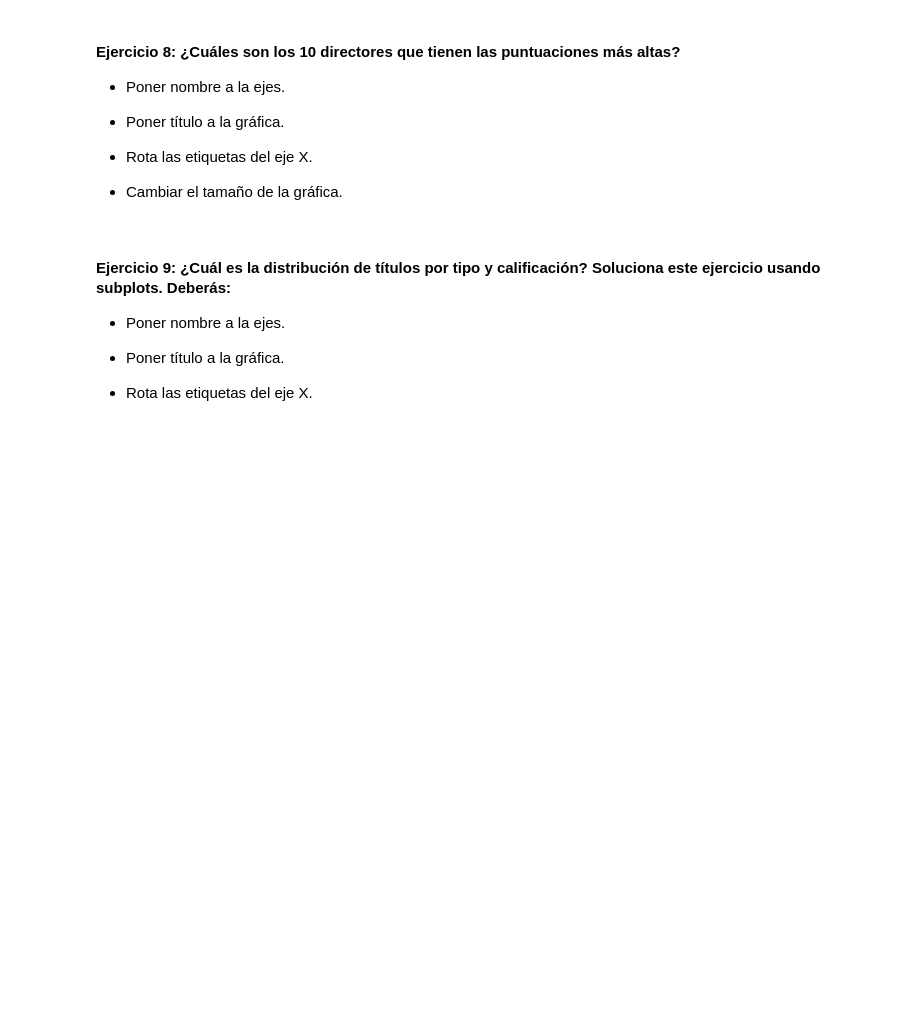
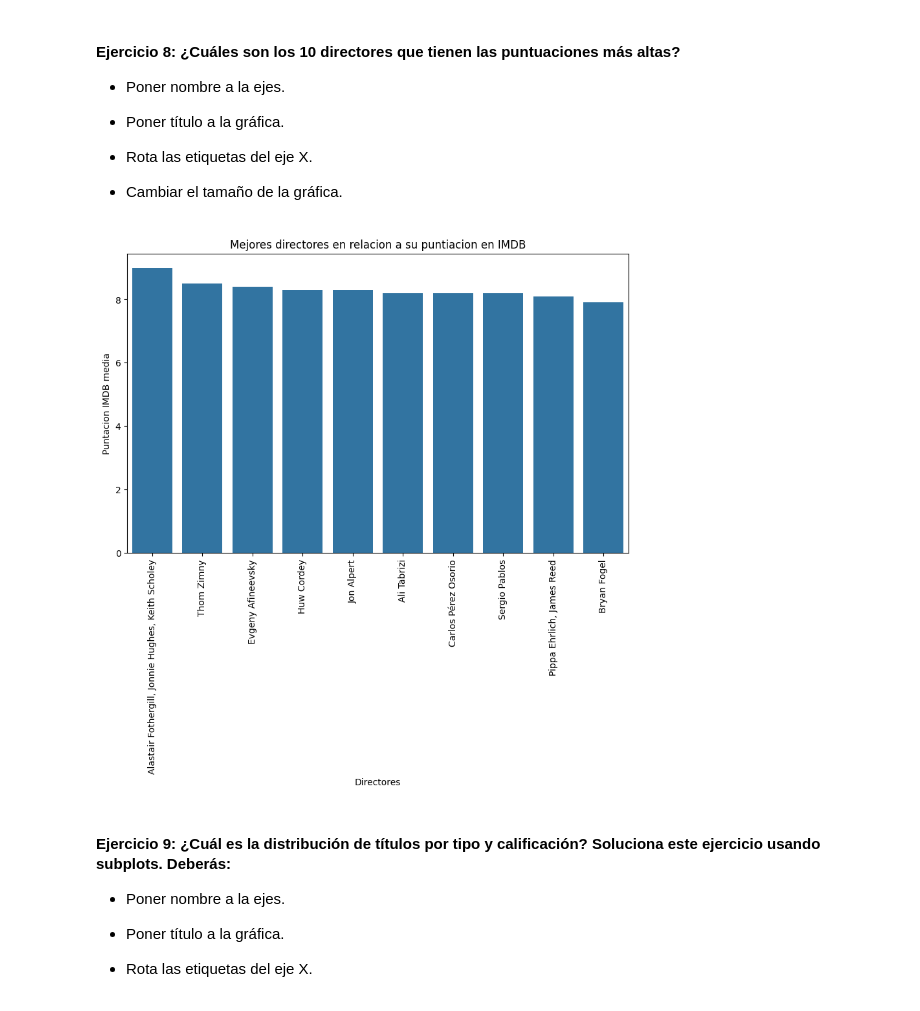
Before and after one commit to Cucks13/laboratorio-modulo2-leccion04-visualizacion, a Jupyter notebook: laboratorio-modulo2-leccion04-visualizacion.ipynb, the cells around one changed output. Drawn from its saved outputs; the diff is of its cells as text; code cells hidden in the pictures; blank space fills up the shorter version.

```diff
--- a/laboratorio-modulo2-leccion04-visualizacion.ipynb
+++ b/laboratorio-modulo2-leccion04-visualizacion.ipynb
@@ -209,6 +209,21 @@ Passing `palette` without assigning `hue` is deprecated and will be removed in v
 - Rota las etiquetas del eje X.
 
 - Cambiar el tamaño de la gráfica.
+# %%
+top_10_directores = df_resultado_merge.groupby("director")["IMDB Score"].mean().nlargest(10)
+
+plt.figure(figsize=(10, 6))
+sns.barplot(x=top_10_directores.index, y=top_10_directores.values)
+
+plt.xlabel("Directores")
+plt.ylabel("Puntacion IMDB media")
+plt.title("Mejores directores en relacion a su puntiacion en IMDB")
+
+plt.xticks(rotation=90)
+
+plt.show()
+# %% [output]
+[figure, added]
 # %% [markdown]
 #### Ejercicio 9:  ¿Cuál es la distribución de títulos por tipo y calificación? Soluciona este ejercicio usando subplots. Deberás:
 
```
Also changed, not shown: parts of 4 cells of this notebook.
